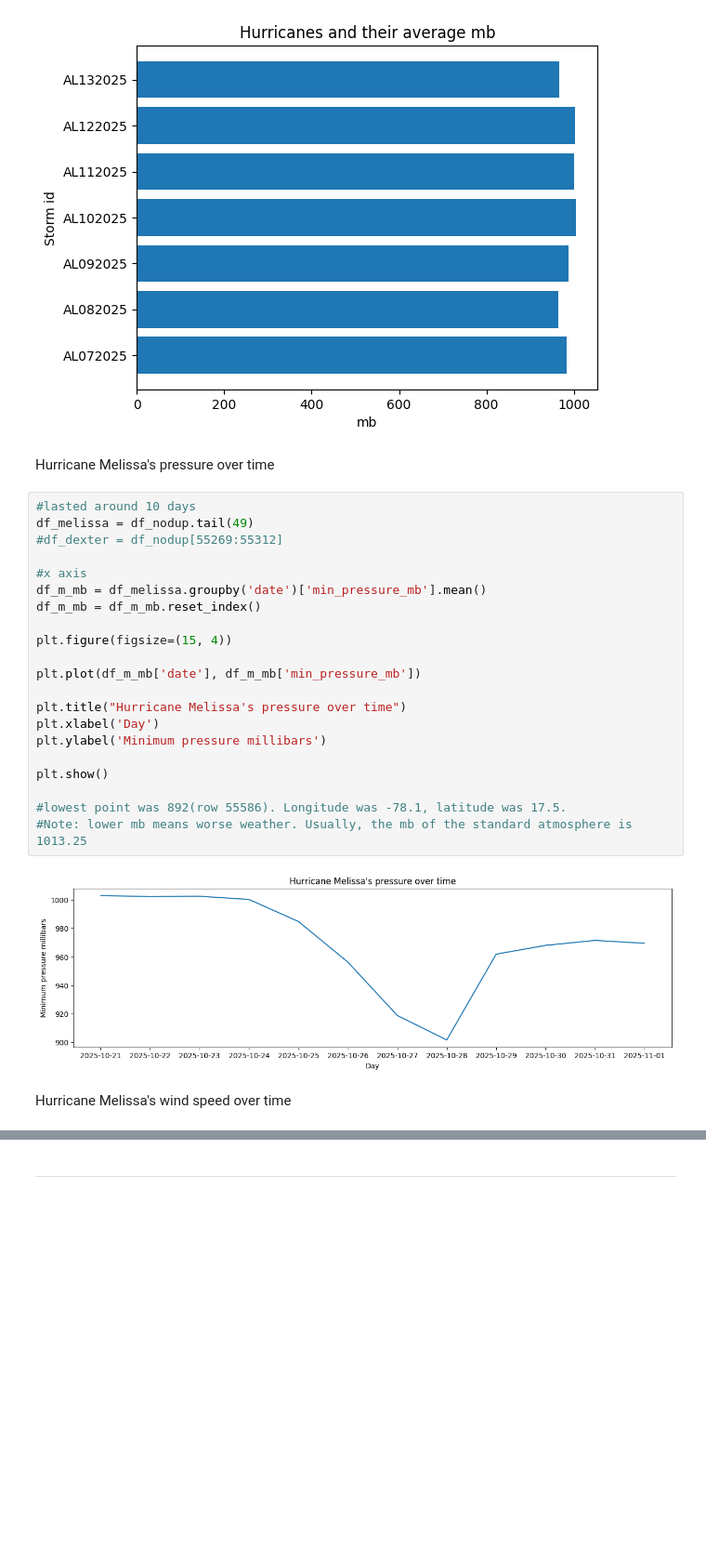
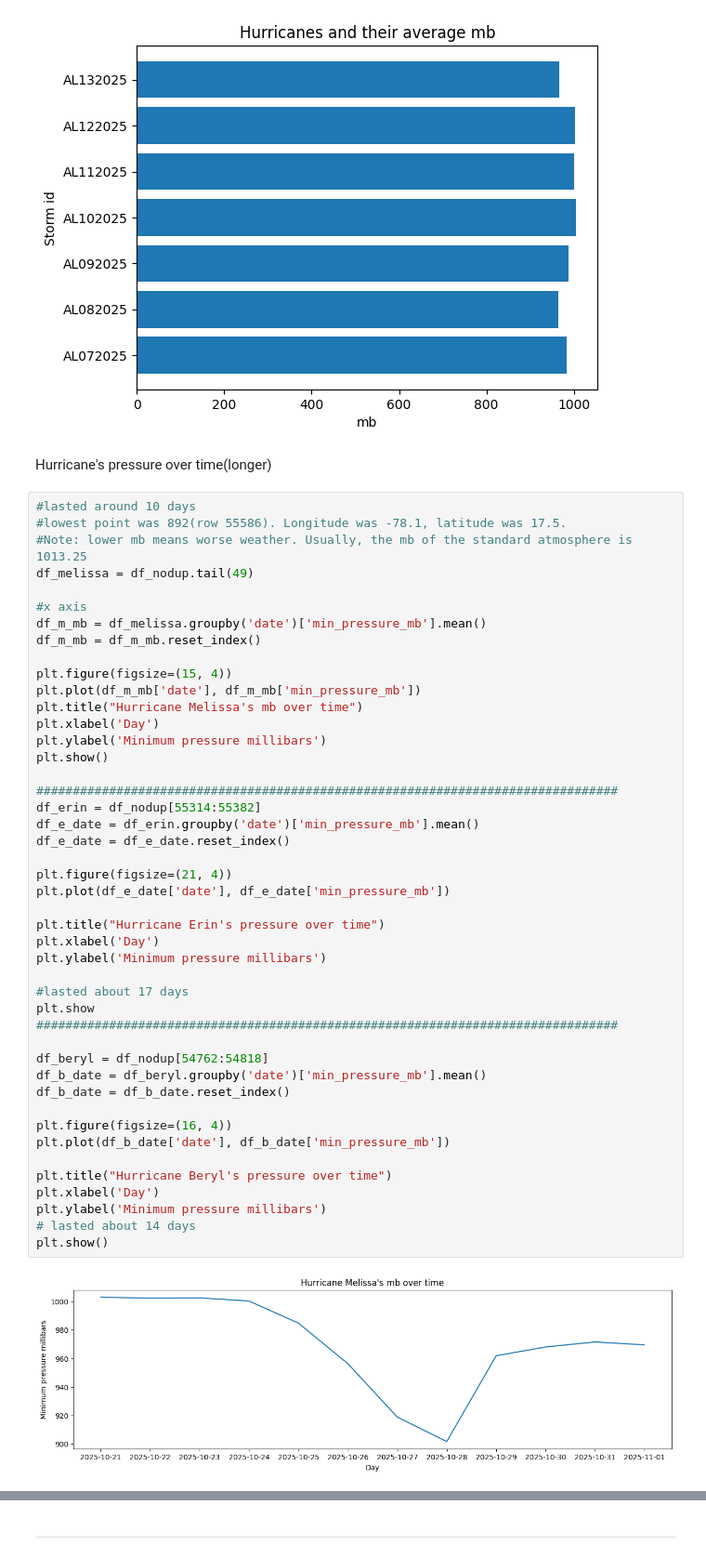
Before and after one commit to Erica4397/for_coding_camp1, a Jupyter notebook: ForCodingCampNotebook.ipynb, the cells around one changed output, grey strips where cells are left out. Shown at 93% size. Saved outputs shown, nothing was run; the diff lists cells and outputs as text; blank space fills up the shorter version.

```diff
--- a/ForCodingCampNotebook.ipynb
+++ b/ForCodingCampNotebook.ipynb
@@ -128,29 +128,51 @@ plt.ylabel('Storm id')
 Text(0, 0.5, 'Storm id')
 [figure]
 # %% [markdown]
-Hurricane Melissa's pressure over time
+Hurricane's pressure over time(longer)
-# %%
-#lasted around 10 days
-df_melissa = df_nodup.tail(49)
-#df_dexter = df_nodup[55269:55312]
-
-#x axis
-df_m_mb = df_melissa.groupby('date')['min_pressure_mb'].mean()
-df_m_mb = df_m_mb.reset_index()
-
-plt.figure(figsize=(15, 4))
-
-plt.plot(df_m_mb['date'], df_m_mb['min_pressure_mb'])
-
-plt.title("Hurricane Melissa's pressure over time")
-plt.xlabel('Day')
-plt.ylabel('Minimum pressure millibars')
-
-plt.show()
-
-#lowest point was 892(row 55586). Longitude was -78.1, latitude was 17.5.
-#Note: lower mb means worse weather. Usually, the mb of the standard atmosphere is 1013.25
-# %% [output]
-[figure, removed]
-# %% [markdown]
-Hurricane Melissa's wind speed over time
+# %%
+#lasted around 10 days
+#lowest point was 892(row 55586). Longitude was -78.1, latitude was 17.5.
+#Note: lower mb means worse weather. Usually, the mb of the standard atmosphere is 1013.25
+df_melissa = df_nodup.tail(49)
+
+#x axis
+df_m_mb = df_melissa.groupby('date')['min_pressure_mb'].mean()
+df_m_mb = df_m_mb.reset_index()
+
+plt.figure(figsize=(15, 4))
+plt.plot(df_m_mb['date'], df_m_mb['min_pressure_mb'])
+plt.title("Hurricane Melissa's mb over time")
+plt.xlabel('Day')
+plt.ylabel('Minimum pressure millibars')
+plt.show()
+
+################################################################################
+df_erin = df_nodup[55314:55382]
+df_e_date = df_erin.groupby('date')['min_pressure_mb'].mean()
+df_e_date = df_e_date.reset_index()
+
+plt.figure(figsize=(21, 4))
+plt.plot(df_e_date['date'], df_e_date['min_pressure_mb'])
+
+plt.title("Hurricane Erin's pressure over time")
+plt.xlabel('Day')
+plt.ylabel('Minimum pressure millibars')
+
+#lasted about 17 days
+plt.show
+################################################################################
+
+df_beryl = df_nodup[54762:54818]
+df_b_date = df_beryl.groupby('date')['min_pressure_mb'].mean()
+df_b_date = df_b_date.reset_index()
+
+plt.figure(figsize=(16, 4))
+plt.plot(df_b_date['date'], df_b_date['min_pressure_mb'])
+
+plt.title("Hurricane Beryl's pressure over time")
+plt.xlabel('Day')
+plt.ylabel('Minimum pressure millibars')
+# lasted about 14 days
+plt.show()
+# %% [output]
+[figure, added]
```
Also changed, not shown: parts of 14 cells of this notebook.
